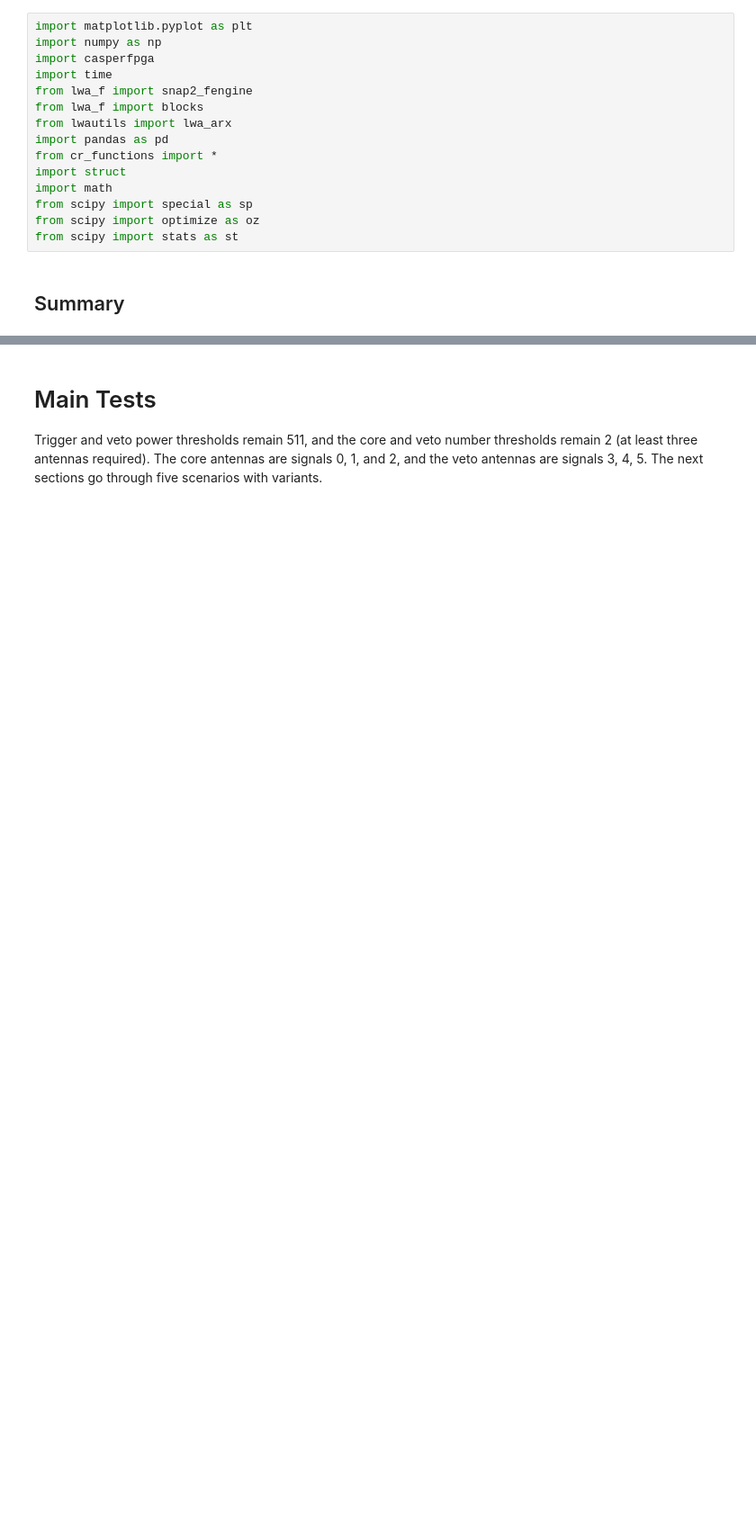
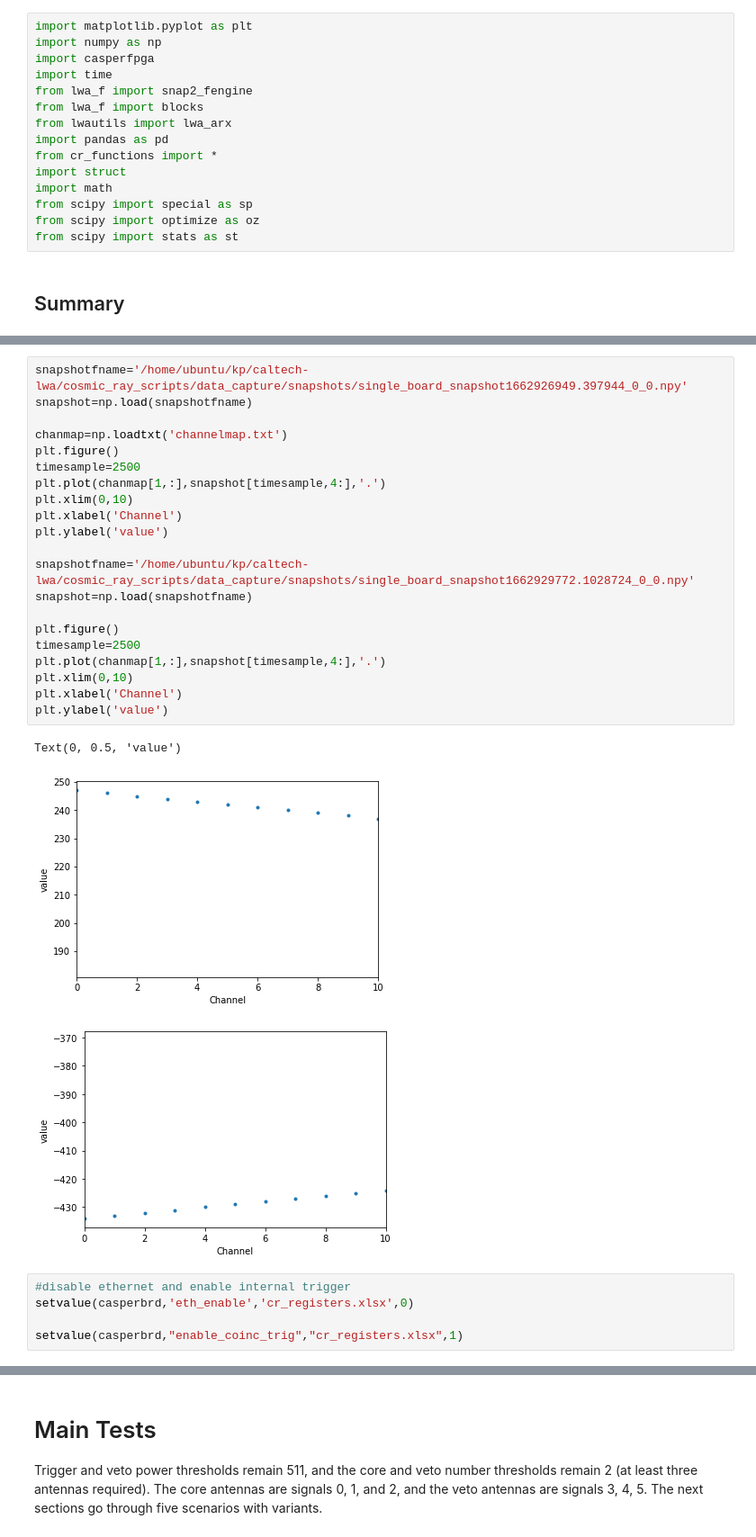
Before and after one commit to realtimeradio/caltech-lwa, a Jupyter notebook: cosmic_ray_scripts/snap2_control/trigger_veto_window_tests_internal.ipynb, the cells around one changed output, grey strips where cells are left out. Shown at 90% size. Saved outputs shown, nothing was run; the diff lists cells and outputs as text; blank space fills up the shorter version.

Commit message:
Latest version of trigger debugging tests, and latest version of cosmic ray control functions.

```diff
--- a/cosmic_ray_scripts/snap2_control/trigger_veto_window_tests_internal.ipynb
+++ b/cosmic_ray_scripts/snap2_control/trigger_veto_window_tests_internal.ipynb
@@ -248,0 +284,30 @@ Triggers leaving block 0
+# %%
+snapshotfname='/home/ubuntu/kp/caltech-lwa/cosmic_ray_scripts/data_capture/snapshots/single_board_snapshot1662926949.397944_0_0.npy'
+snapshot=np.load(snapshotfname)
+
+chanmap=np.loadtxt('channelmap.txt')
+plt.figure()
+timesample=2500
+plt.plot(chanmap[1,:],snapshot[timesample,4:],'.')
+plt.xlim(0,10)
+plt.xlabel('Channel')
+plt.ylabel('value')
+
+snapshotfname='/home/ubuntu/kp/caltech-lwa/cosmic_ray_scripts/data_capture/snapshots/single_board_snapshot1662929772.1028724_0_0.npy'
+snapshot=np.load(snapshotfname)
+
+plt.figure()
+timesample=2500
+plt.plot(chanmap[1,:],snapshot[timesample,4:],'.')
+plt.xlim(0,10)
+plt.xlabel('Channel')
+plt.ylabel('value')
+# %% [output]
+Text(0, 0.5, 'value')
+[figure, added]
+[figure, added]
+# %%
+#disable ethernet and enable internal trigger
+setvalue(casperbrd,'eth_enable','cr_registers.xlsx',0)
+
+setvalue(casperbrd,"enable_coinc_trig","cr_registers.xlsx",1)
```
Also changed, not shown: parts of 50 cells of this notebook, 1 other file.
